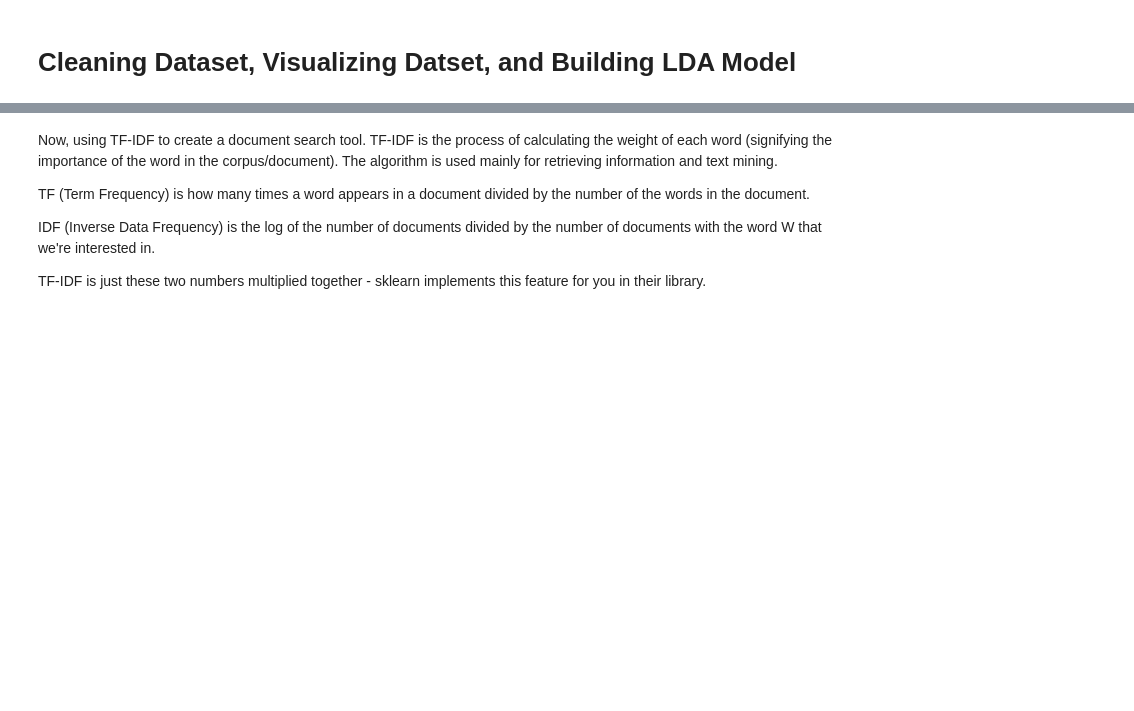
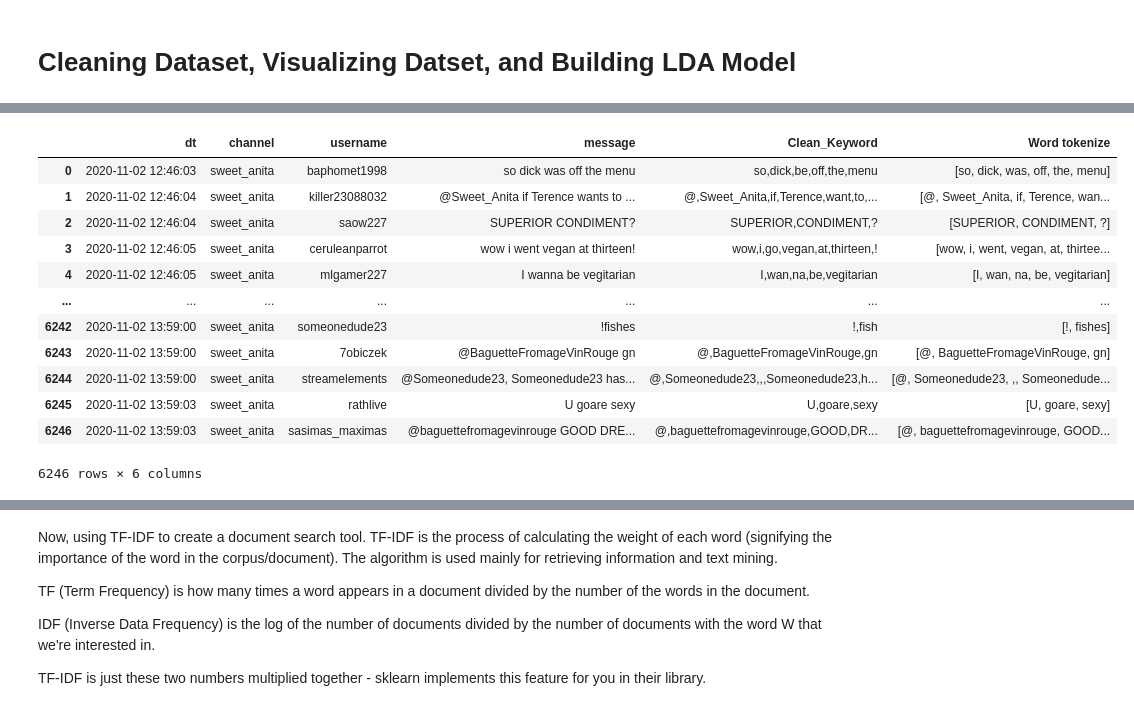
Before and after one commit to rbhatia1997/topic-modeling-coursera-notes, a Jupyter notebook: Twitch_Topic_Analysis.ipynb, the cells around one changed output, grey strips where cells are left out. Cells and saved outputs as stored; diff of their text form; code cells hidden in the pictures; blank space fills up the shorter version.

```diff
--- a/Twitch_Topic_Analysis.ipynb
+++ b/Twitch_Topic_Analysis.ipynb
@@ -9,8 +9,8 @@ Below, we define a few constants for obtaining Twitch data. Channel responds to
 server = 'irc.chat.twitch.tv'
 port = 6667
 nickname = 'acn_development_team' # '<YOUR_USERNAME>'
-token =
-channel = '#giantbomb' # The hashtag before the username here is SUPER important.
+# token = '<YOUR_AUTH_TOKEN>'
+channel = '#sweet_anita' # The hashtag before the username here is SUPER important.
 # %% [markdown]
 # Connecting to Twitch using Sockets
 
@@ -124,0 +120,11 @@ df.head()
+# %%
+df = get_chat_dataframe('chat3.log') # I called it chat3.log, you can call it whatever you called it previously.
+
+print(df.shape)
+
+df
+
+df.drop(1248, inplace=True)# doing this because I want to remove a blank message.
+
+# If you have blank messages in the dataframe, it will create complications later down the line. Please fix this now!
+# I admit there are more systematic ways to remove blank messages than a manual df.drop.
@@ -412,0 +578,16 @@ df_clean
+# %%
+df
+# %% [output]
+|  | dt | channel | username | message | Clean_Keyword | Word tokenize |
+| 0 | 2020-11-02 12:46:03 | sweet_anita | baphomet1998 | so dick was off the menu | so,dick,be,off,the,menu | [so, dick, was, off, the, menu] |
+| 1 | 2020-11-02 12:46:04 | sweet_anita | killer23088032 | @Sweet_Anita if Terence wants to ... | @,Sweet_Anita,if,Terence,want,to,... | [@, Sweet_Anita, if, Terence, wan... |
+| 2 | 2020-11-02 12:46:04 | sweet_anita | saow227 | SUPERIOR CONDIMENT? | SUPERIOR,CONDIMENT,? | [SUPERIOR, CONDIMENT, ?] |
+| 3 | 2020-11-02 12:46:05 | sweet_anita | ceruleanparrot | wow i went vegan at thirteen! | wow,i,go,vegan,at,thirteen,! | [wow, i, went, vegan, at, thirtee... |
+| 4 | 2020-11-02 12:46:05 | sweet_anita | mlgamer227 | I wanna be vegitarian | I,wan,na,be,vegitarian | [I, wan, na, be, vegitarian] |
+| ... | ... | ... | ... | ... | ... | ... |
+| 6242 | 2020-11-02 13:59:00 | sweet_anita | someonedude23 | !fishes | !,fish | [!, fishes] |
+| 6243 | 2020-11-02 13:59:00 | sweet_anita | 7obiczek | @BaguetteFromageVinRouge gn | @,BaguetteFromageVinRouge,gn | [@, BaguetteFromageVinRouge, gn] |
+| 6244 | 2020-11-02 13:59:00 | sweet_anita | streamelements | @Someonedude23, Someonedude23 has... | @,Someonedude23,,,Someonedude23,h... | [@, Someonedude23, ,, Someonedude... |
+| 6245 | 2020-11-02 13:59:03 | sweet_anita | rathlive | U goare sexy | U,goare,sexy | [U, goare, sexy] |
+| 6246 | 2020-11-02 13:59:03 | sweet_anita | sasimas_maximas | @baguettefromagevinrouge GOOD DRE... | @,baguettefromagevinrouge,GOOD,DR... | [@, baguettefromagevinrouge, GOOD... |
+6246 rows × 6 columns
```
Also changed, not shown: parts of 53 cells of this notebook, 30 other files.
